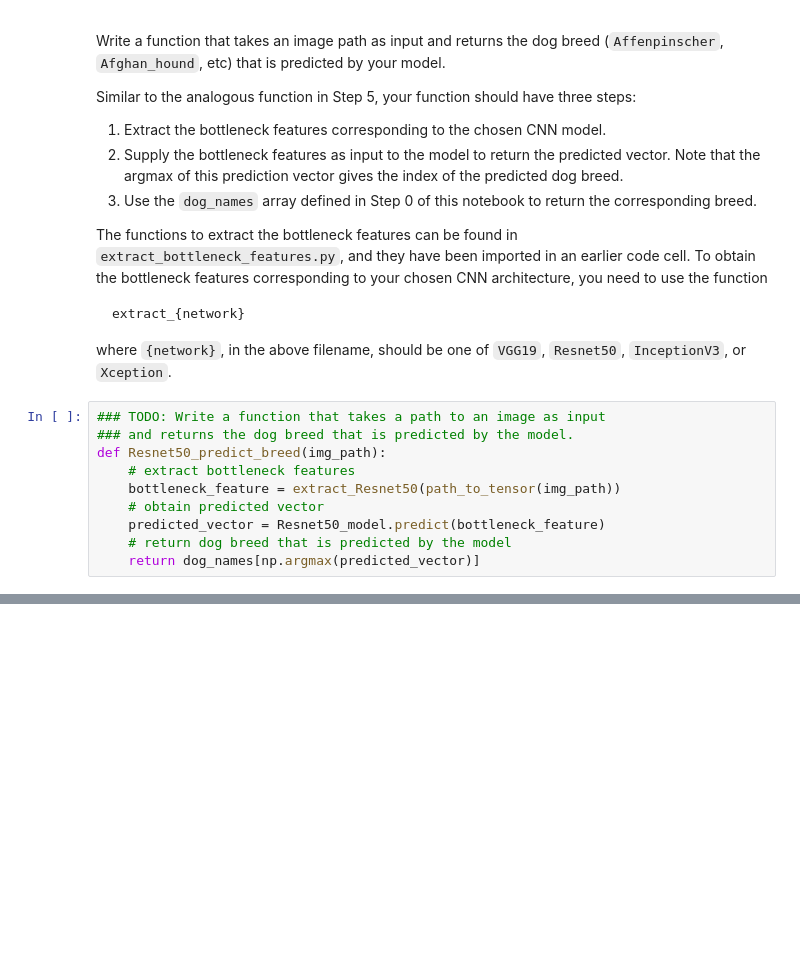
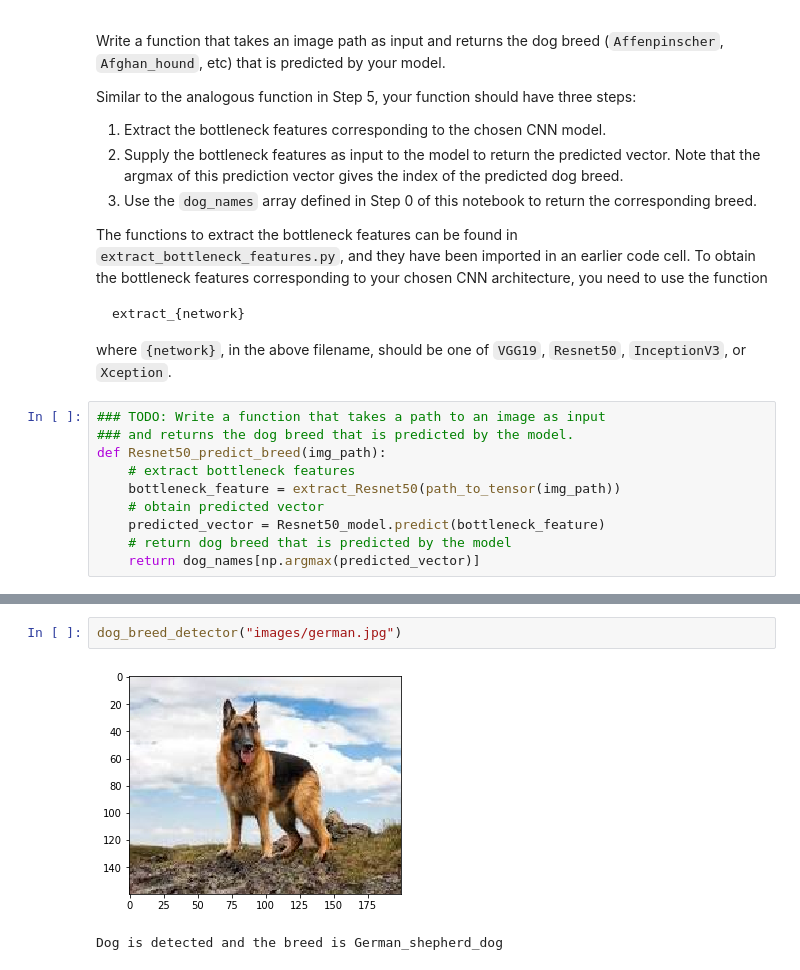
Before and after one commit to TilakD/Dog-breed-classifier---CNN-project, a Jupyter notebook: dog_app.ipynb, the cells around one changed output, grey strips where cells are left out. Cells and saved outputs as stored; diff of their text form; blank space fills up the shorter version.

```diff
--- a/dog_app.ipynb
+++ b/dog_app.ipynb
@@ -704,0 +775,5 @@ def Resnet50_predict_breed(img_path):
+# %%
+dog_breed_detector("images/german.jpg")
+# %% [output]
+[figure, added]
+Dog is detected and the breed is German_shepherd_dog
```
Also changed, not shown: parts of 8 cells of this notebook.
